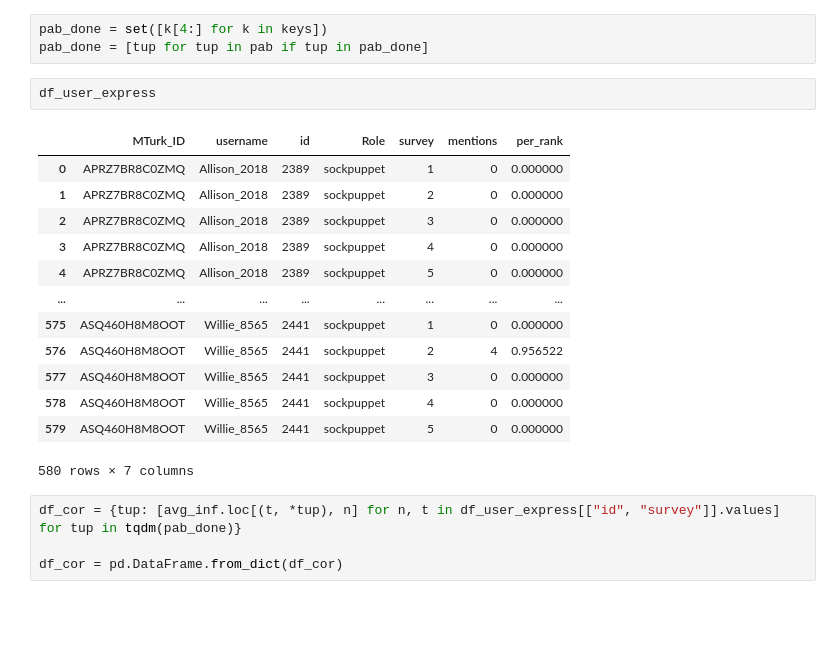
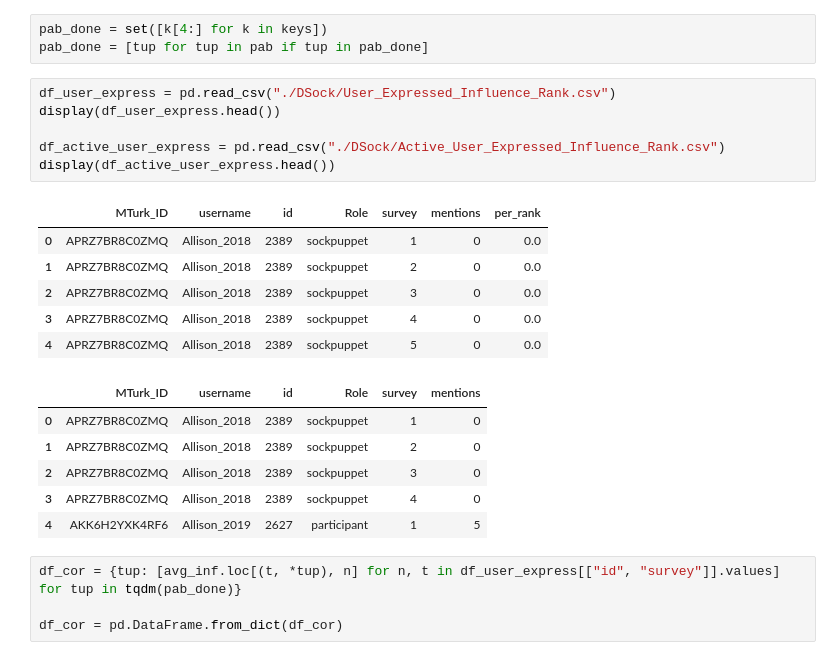
Before and after one commit to ruiliu310/dartpost-research, a Jupyter notebook: pr_results.ipynb, the cells around one changed output. Cells and saved outputs as stored; diff of their text form; blank space fills up the shorter version.

```diff
--- a/pr_results.ipynb
+++ b/pr_results.ipynb
@@ -250,22 +248,25 @@ display(avg_inf)
 # %%
 pab_done = set([k[4:] for k in keys])
 pab_done = [tup for tup in pab if tup in pab_done]
-# %%
-df_user_express
-# %% [output]
-|  | MTurk_ID | username | id | Role | survey | mentions | per_rank |
-| 0 | APRZ7BR8C0ZMQ | Allison_2018 | 2389 | sockpuppet | 1 | 0 | 0.000000 |
-| 1 | APRZ7BR8C0ZMQ | Allison_2018 | 2389 | sockpuppet | 2 | 0 | 0.000000 |
-| 2 | APRZ7BR8C0ZMQ | Allison_2018 | 2389 | sockpuppet | 3 | 0 | 0.000000 |
-| 3 | APRZ7BR8C0ZMQ | Allison_2018 | 2389 | sockpuppet | 4 | 0 | 0.000000 |
-| 4 | APRZ7BR8C0ZMQ | Allison_2018 | 2389 | sockpuppet | 5 | 0 | 0.000000 |
-| ... | ... | ... | ... | ... | ... | ... | ... |
-| 575 | ASQ460H8M8OOT | Willie_8565 | 2441 | sockpuppet | 1 | 0 | 0.000000 |
-| 576 | ASQ460H8M8OOT | Willie_8565 | 2441 | sockpuppet | 2 | 4 | 0.956522 |
-| 577 | ASQ460H8M8OOT | Willie_8565 | 2441 | sockpuppet | 3 | 0 | 0.000000 |
-| 578 | ASQ460H8M8OOT | Willie_8565 | 2441 | sockpuppet | 4 | 0 | 0.000000 |
-| 579 | ASQ460H8M8OOT | Willie_8565 | 2441 | sockpuppet | 5 | 0 | 0.000000 |
-580 rows × 7 columns
+# %%
+df_user_express = pd.read_csv("./DSock/User_Expressed_Influence_Rank.csv")
+display(df_user_express.head())
+
+df_active_user_express = pd.read_csv("./DSock/Active_User_Expressed_Influence_Rank.csv")
+display(df_active_user_express.head())
+# %% [output]
+|  | MTurk_ID | username | id | Role | survey | mentions | per_rank |
+| 0 | APRZ7BR8C0ZMQ | Allison_2018 | 2389 | sockpuppet | 1 | 0 | 0.0 |
+| 1 | APRZ7BR8C0ZMQ | Allison_2018 | 2389 | sockpuppet | 2 | 0 | 0.0 |
+| 2 | APRZ7BR8C0ZMQ | Allison_2018 | 2389 | sockpuppet | 3 | 0 | 0.0 |
+| 3 | APRZ7BR8C0ZMQ | Allison_2018 | 2389 | sockpuppet | 4 | 0 | 0.0 |
+| 4 | APRZ7BR8C0ZMQ | Allison_2018 | 2389 | sockpuppet | 5 | 0 | 0.0 |
+|  | MTurk_ID | username | id | Role | survey | mentions |
+| 0 | APRZ7BR8C0ZMQ | Allison_2018 | 2389 | sockpuppet | 1 | 0 |
+| 1 | APRZ7BR8C0ZMQ | Allison_2018 | 2389 | sockpuppet | 2 | 0 |
+| 2 | APRZ7BR8C0ZMQ | Allison_2018 | 2389 | sockpuppet | 3 | 0 |
+| 3 | APRZ7BR8C0ZMQ | Allison_2018 | 2389 | sockpuppet | 4 | 0 |
+| 4 | AKK6H2YXK4RF6 | Allison_2019 | 2627 | participant | 1 | 5 |
 # %%
 df_cor = {tup: [avg_inf.loc[(t, *tup), n] for n, t in df_user_express[["id", "survey"]].values] for tup in tqdm(pab_done)}
 
```
Also changed, not shown: parts of 3 cells of this notebook, 3 other files.
